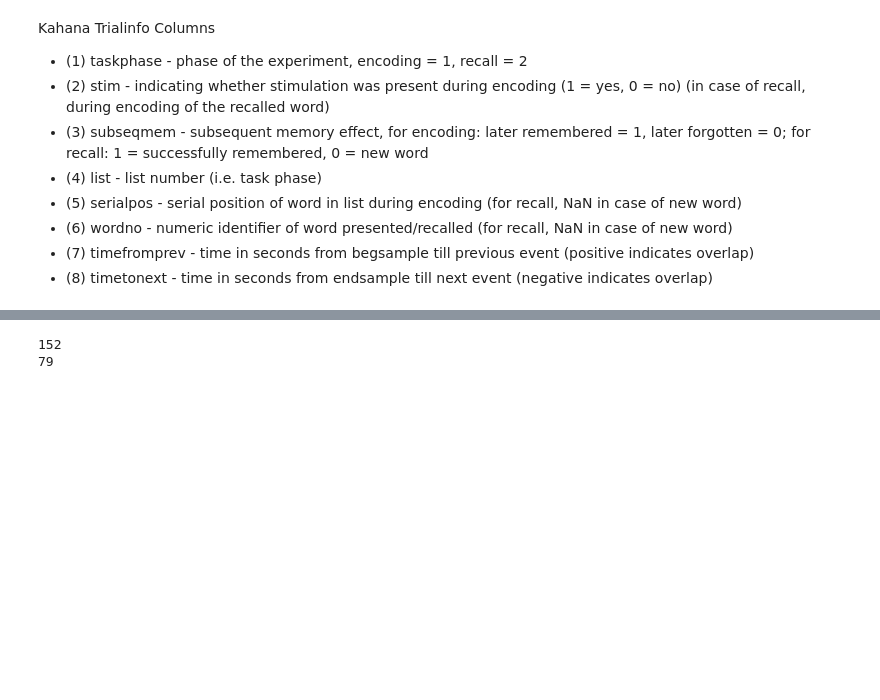
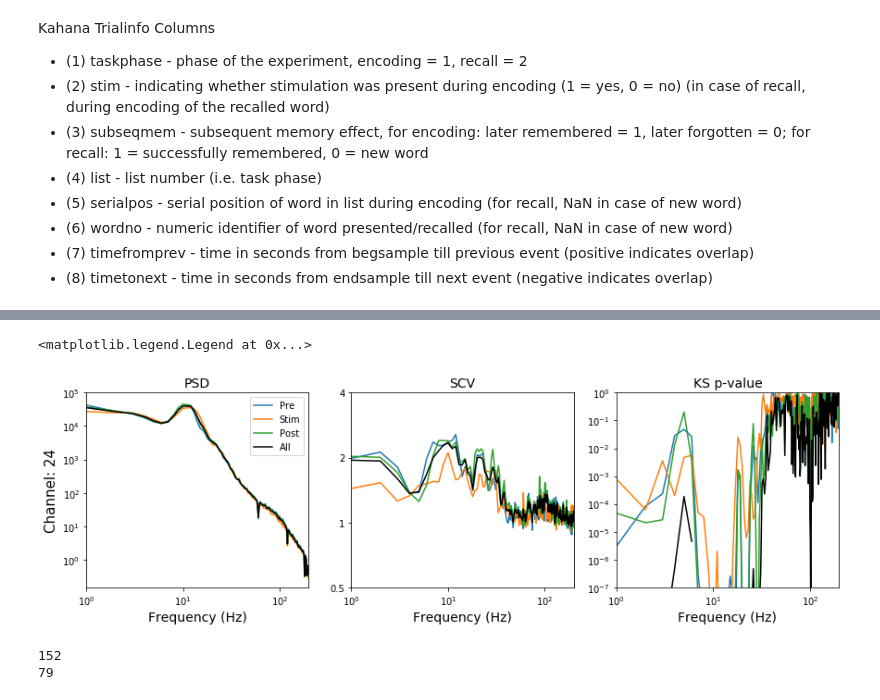
Before and after one commit to voytekresearch/SpectralCA, a Jupyter notebook: notebooks_analysis/kahana_ecog.ipynb, the cells around one changed output, grey strips where cells are left out. Drawn from its saved outputs; the diff is of its cells as text; code cells hidden in the pictures; blank space fills up the shorter version.

```diff
--- a/notebooks_analysis/kahana_ecog.ipynb
+++ b/notebooks_analysis/kahana_ecog.ipynb
@@ -1,4 +1,7 @@
 # %%
+%load_ext autoreload
+%autoreload 2
+
 %matplotlib inline
 import numpy as np
 import scipy as sp
@@ -7,7 +10,7 @@ import matplotlib.pyplot as plt
 import os
 import sys
 
-sys.path.append('/Users/rdgao/Documents/code/research/neurodsp/')
 sys.path.append('/Users/rdgao/Documents/code/research/spectralCV/')
 import neurodsp as ndsp
 from scv_funcs import lfpca
+CKEYS = plt.rcParams['axes.prop_cycle'].by_key()['color']
@@ -42,35 +48,34 @@ print(fs)
 # %%
 #data_len = int(0.8*fs)
 pre_inds = np.arange(0*fs, 0.8*fs) # prestim
-stim_inds = np.arange(1.2*fs, 2.2*fs) # stim
+stim_inds = np.arange(1.2*fs, 2.0*fs) # stim
 post_inds = np.arange(2.4*fs, 3.2*fs) # poststim
-plot_chan = 3
+all_inds = np.arange(0*fs, 3.2*fs)
+lfpca_all = []
 for data_inds in [pre_inds, stim_inds, post_inds]:
     inds = [int(i) for i in data_inds]
     win = sp.signal.windows.hamming(len(inds))
     x_sel = x[:,inds,:]*win[np.newaxis, :, np.newaxis]
 
     # precompute per-trial PSD, use n=fs for FFT to get 1Hz spacing
-    P = np.abs(np.fft.fft(x_sel, n=int(fs), axis=1))**2.
-    f_axis = np.fft.fftfreq(int(fs), 1/fs)
+    n_fft = int(fs) #int(len(inds)) #int(fs)
+    P = np.abs(np.fft.fft(x_sel, n=n_fft, axis=1, norm='ortho'))**2.
+    f_axis = np.fft.fftfreq(n_fft, 1/fs)
 
     # initialize object with fourier data
-    analysis_params = {'nperseg': int(fs),
+    analysis_params = {'nperseg': n_fft,
                      'noverlap': 0,
                      'spg_outlierpct': 1.,
                      'max_freq':200}
 
     kh_lfpca = lfpca.LFPCA(analysis_params=analysis_params)
-    kh_lfpca.populate_fourier_data(P[:4,:,:], fs, f_axis[:300])
+    kh_lfpca.populate_fourier_data(P, fs, f_axis[f_axis>=0])
     kh_lfpca.compute_KS_expfit()
+    lfpca_all.append(kh_lfpca)
 
-    plt.figure(figsize=(11,4))
-    kh_lfpca.plot_spectral(plot_mean=False, plot_chan=None)
-
-    plot_freqs = [8,40,95]
-    plt.figure(figsize=(11,4))
-    for i,f in enumerate(plot_freqs):
-        plt.subplot(1,3,i+1)
-        kh_lfpca.plot_expfit(chan=plot_chan, freq_ind=f, num_bins=50)
-
-    plt.tight_layout()
+# concatenate trial conditions
+kh_lfpca = lfpca.LFPCA(analysis_params=analysis_params)
+P_all = np.dstack([lf.spg for lf in lfpca_all])
+kh_lfpca.populate_fourier_data(P_all, fs, f_axis[f_axis>=0])
+kh_lfpca.compute_KS_expfit()
+lfpca_all.append(kh_lfpca)
@@ -83,0 +82,12 @@ for data_inds in [pre_inds, stim_inds, post_inds]:
+# %%
+plot_color = CKEYS[:3] + ['k']
+chan = 24
+plt.figure(figsize=(12,4))
+for i,lf in enumerate(lfpca_all):
+    lf.plot_spectral(plot_mean=False, plot_chan=chan, plot_color=plot_color[i])
+plt.subplot(1,3,1)
+plt.ylabel('Channel: %i'%chan, fontsize=15)
+plt.legend(['Pre', 'Stim', 'Post', 'All'])
+# %% [output]
+<matplotlib.legend.Legend at 0x...>
+[figure, added]
```
Also changed, not shown: parts of 4 cells of this notebook, 4 other files.
